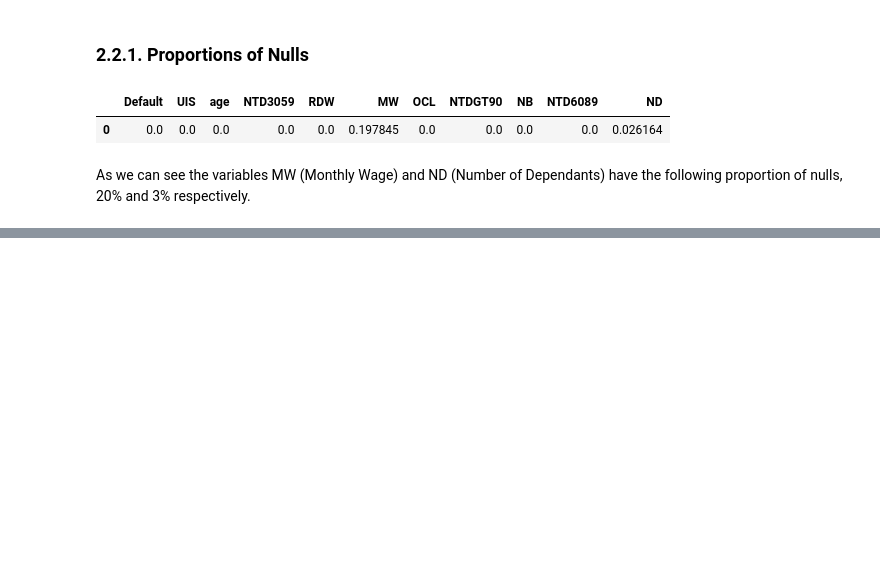
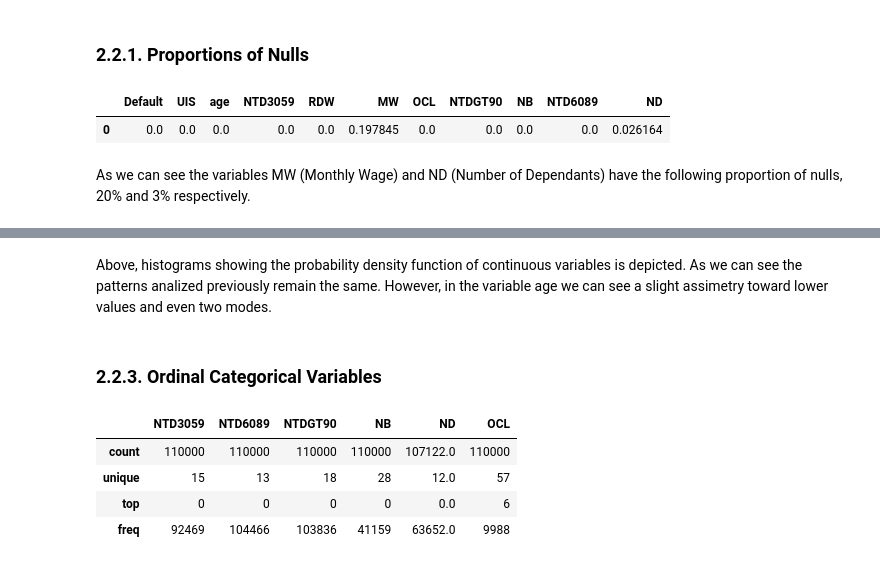
Before and after one commit to jlpscampos/Credit-Default-Model, a Jupyter notebook: EDA.ipynb, the cells around one changed output, grey strips where cells are left out. Drawn from its saved outputs; the diff is of its cells as text; code cells hidden in the pictures; blank space fills up the shorter version.

```diff
--- a/EDA.ipynb
+++ b/EDA.ipynb
@@ -102,0 +144,14 @@ plt.show()
+# %% [markdown]
+Above, histograms showing the probability density function of continuous variables is depicted. As we can see the patterns analized previously remain the same. However, in the variable age we can see a slight assimetry toward lower values and even two modes.
+# %% [markdown]
+
+### 2.2.3. Ordinal Categorical Variables
+# %%
+categorical = ['NTD3059','NTD6089','NTDGT90','NB','ND','OCL']
+df[categorical].describe()
+# %% [output]
+|  | NTD3059 | NTD6089 | NTDGT90 | NB | ND | OCL |
+| count | 110000 | 110000 | 110000 | 110000 | 107122.0 | 110000 |
+| unique | 15 | 13 | 18 | 28 | 12.0 | 57 |
+| top | 0 | 0 | 0 | 0 | 0.0 | 6 |
+| freq | 92469 | 104466 | 103836 | 41159 | 63652.0 | 9988 |
```
Also changed, not shown: parts of 12 cells of this notebook, 1 other file.
